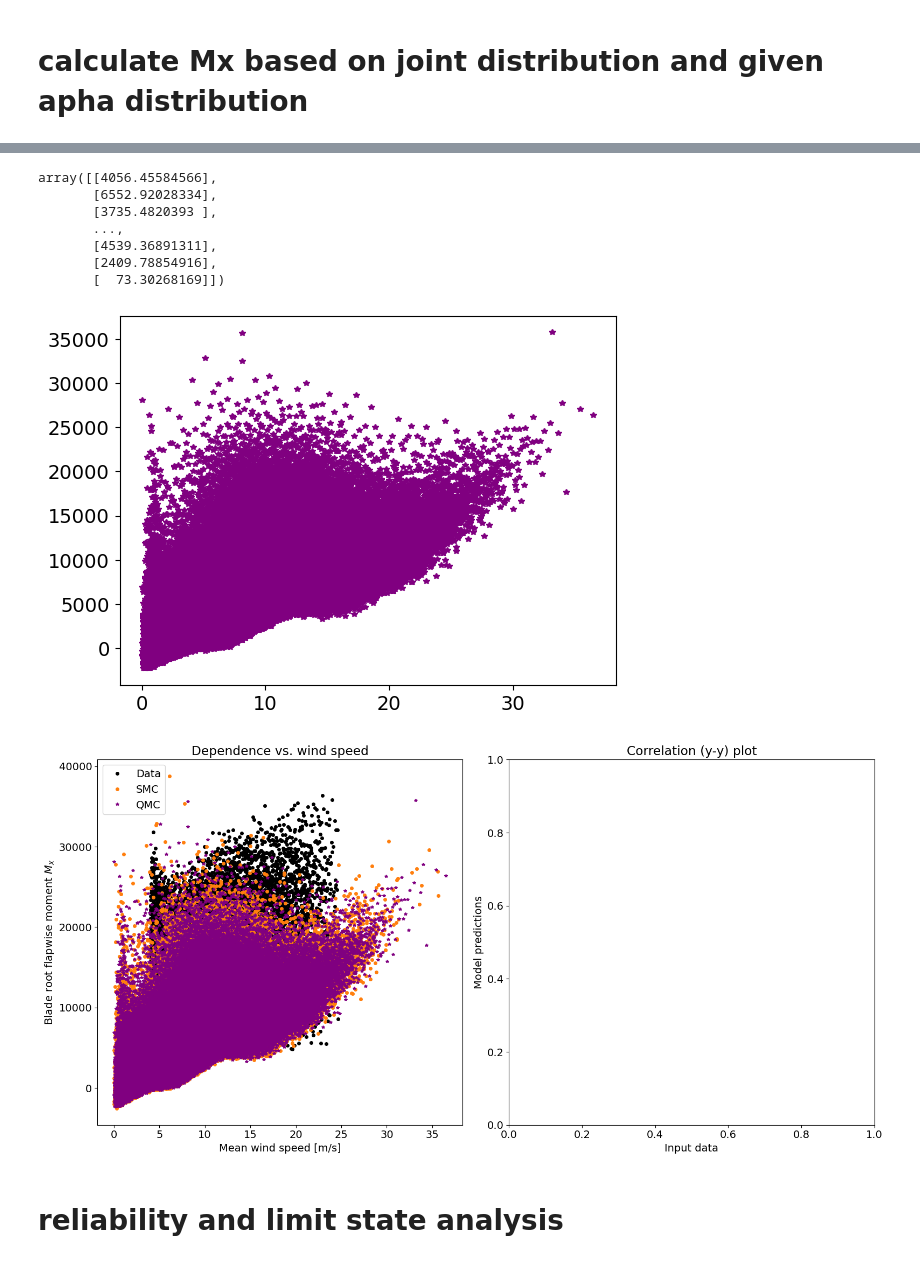
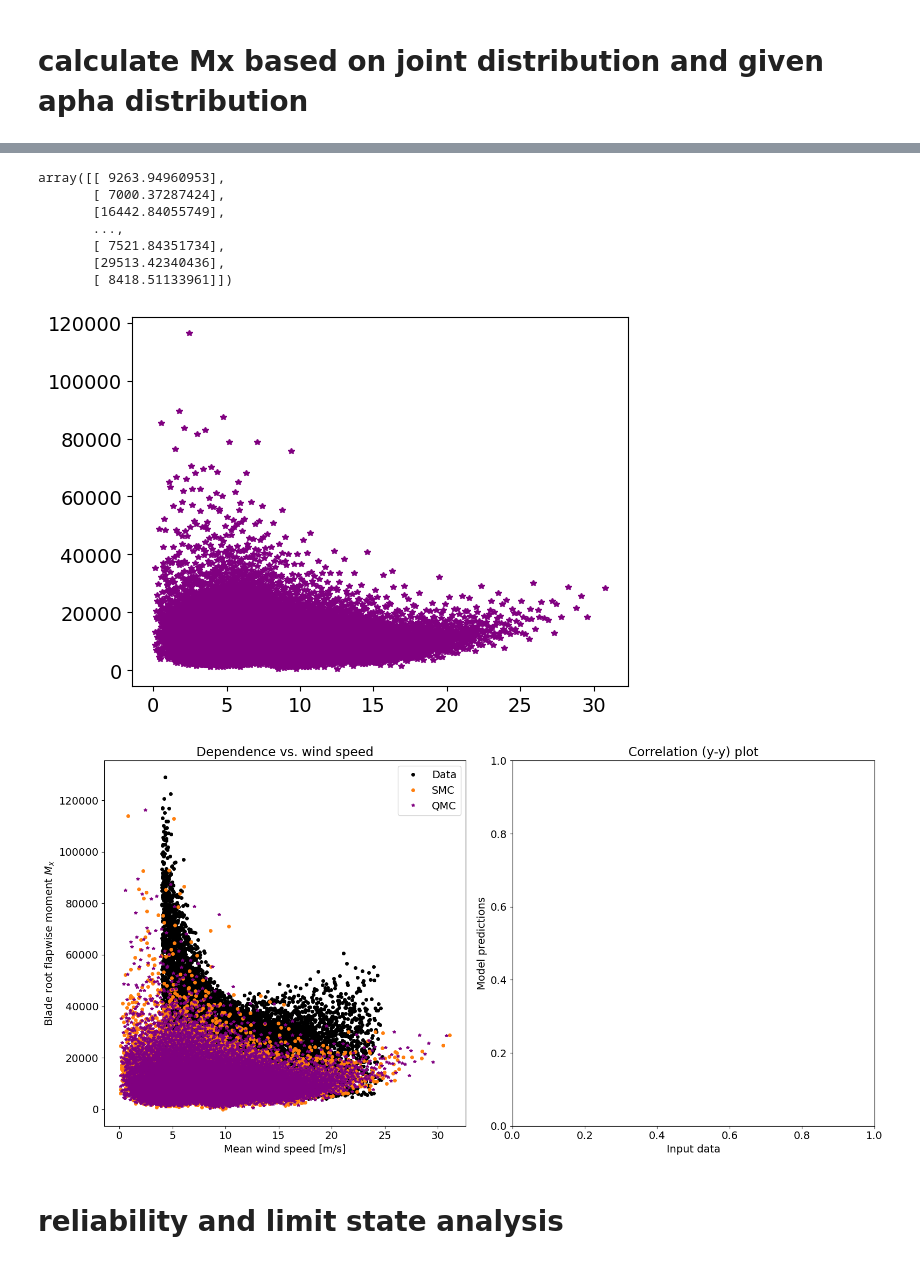
Before and after one commit to InbasatAQ/Reliability-of-a-wind-turbine-blade-against-fatigue-failure-in-the-root-section, a Jupyter notebook: PMWE.ipynb, the cells around one changed output, grey strips where cells are left out. Cells and saved outputs as stored; diff of their text form; code cells hidden in the pictures.

Commit message:
added fitName

```diff
--- a/PMWE.ipynb
+++ b/PMWE.ipynb
@@ -50,6 +50,9 @@ DependentVariableNames = AllTargetData.columns.values
 print('Feature names: ', FeatureNames)
 print('Dependent variable names: ', DependentVariableNames)
 print(AllInputData.iloc[:,0].values)
+
+### chuse Target to model
+futTargetName = 'Tower_base_fore_aft_M_x'#'Blade_root_flapwise_M_x'
 # %% [output]
 Feature names:  ['U' 'SigmaU' 'Alpha']
 Dependent variable names:  ['Tower_top_fore_aft_M_x' 'Tower_top_side2side_M_y'
@@ -372,18 +375,18 @@ Mx_model = sklearn.neural_network.MLPRegressor()
 Xscaler = sklearn.preprocessing.StandardScaler()
 Yscaler = sklearn.preprocessing.StandardScaler()
 Xscaler = Xscaler.fit(AllInputData)
-Yscaler = Yscaler.fit(AllTargetData['Blade_root_flapwise_M_x'].values.reshape(-1, 1))
+Yscaler = Yscaler.fit(AllTargetData[futTargetName].values.reshape(-1, 1))
 
 TrainTestRatio = 0.8
 N = len(AllInputData)
 Xtrain = Xscaler.transform(AllInputData.values[:int(N*TrainTestRatio),:])
 Xtest = Xscaler.transform(AllInputData.values[int(N*TrainTestRatio):,:])
 
-Ytrain = Yscaler.transform(AllTargetData['Blade_root_flapwise_M_x'].values[:int(N*TrainTestRatio)].reshape(-1,1))
-Ytest = Yscaler.transform(AllTargetData['Blade_root_flapwise_M_x'].values[int(N*TrainTestRatio):].reshape(-1,1))
+Ytrain = Yscaler.transform(AllTargetData[futTargetName].values[:int(N*TrainTestRatio)].reshape(-1,1))
+Ytest = Yscaler.transform(AllTargetData[futTargetName].values[int(N*TrainTestRatio):].reshape(-1,1))
 
 #Xtrain = Xscaler.transform(AllInputData.values)
-#Ytrain = Yscaler.transform(AllTargetData['Blade_root_flapwise_M_x'].values.reshape(-1,1))
+#Ytrain = Yscaler.transform(AllTargetData[futTargetName].values.reshape(-1,1))
 
 # END CODE HERE
 
@@ -502,32 +505,32 @@ Mx_QMC = Mx_func(np.array([U_QMC,SigmaU_QMC,alpha_QMC]).T)
 plt.plot(U_QMC,Mx_QMC,'*',markersize = 4,color = 'purple')
 Mx_QMC
 # %% [output]
-array([[4056.45584566],
-       [6552.92028334],
-       [3735.4820393 ],
+array([[ 9263.94960953],
+       [ 7000.37287424],
+       [16442.84055749],
        ...,
-       [4539.36891311],
-       [2409.78854916],
-       [  73.30268169]])
+       [ 7521.84351734],
+       [29513.42340436],
+       [ 8418.51133961]])
-[figure, old version]
+[figure, new version]
 # %%
 # plot
 plt.rc('font', size=14)
 fig3,axs3 = plt.subplots(1,2,figsize = (16,8))
 plt.setp(axs3[0], title = 'Dependence vs. wind speed', xlabel = 'Mean wind speed [m/s]',ylabel = 'Blade root flapwise moment $M_x$')
 plt.setp(axs3[1], title = 'Correlation (y-y) plot', xlabel = 'Input data',ylabel = 'Model predictions')
-axs3[0].plot(AllInputData['U'],AllTargetData['Blade_root_flapwise_M_x'],'o',markersize = 4,color = 'k')
+axs3[0].plot(AllInputData['U'],AllTargetData[futTargetName],'o',markersize = 4,color = 'k')
 axs3[0].plot(U_SMC,Mx_SMC,'o',markersize = 4,color = 'C1')
 axs3[0].plot(U_QMC,Mx_QMC,'*',markersize = 4,color = 'purple')
 axs3[0].legend(['Data','SMC','QMC'])
 # axs3[1].plot(Yscaler.inverse_transform(Ytest),Yout_test,'ok',markersize = 4)
-# axs3[1].plot(np.array([np.min(AllTargetData['Blade_root_flapwise_M_x']), np.max(AllTargetData['Blade_root_flapwise_M_x'])]),\
+# axs3[1].plot(np.array([np.min(AllTargetData[futTargetName]), np.max(AllTargetData['Blade_root_flapwise_M_x'])]),\
 #              np.array([np.min(AllTargetData['Blade_root_flapwise_M_x']), np.max(AllTargetData['Blade_root_flapwise_M_x'])]),'-r')
 # axs3[1].legend(['Point-to-point comparisons','1:1 relation'])
 plt.tight_layout()
 plt.show()
 # %% [output]
-[figure, old version]
+[figure, new version]
 # %% [markdown]
 # reliability and limit state analysis
 # %%
```
Also changed, not shown: parts of 7 cells of this notebook.
